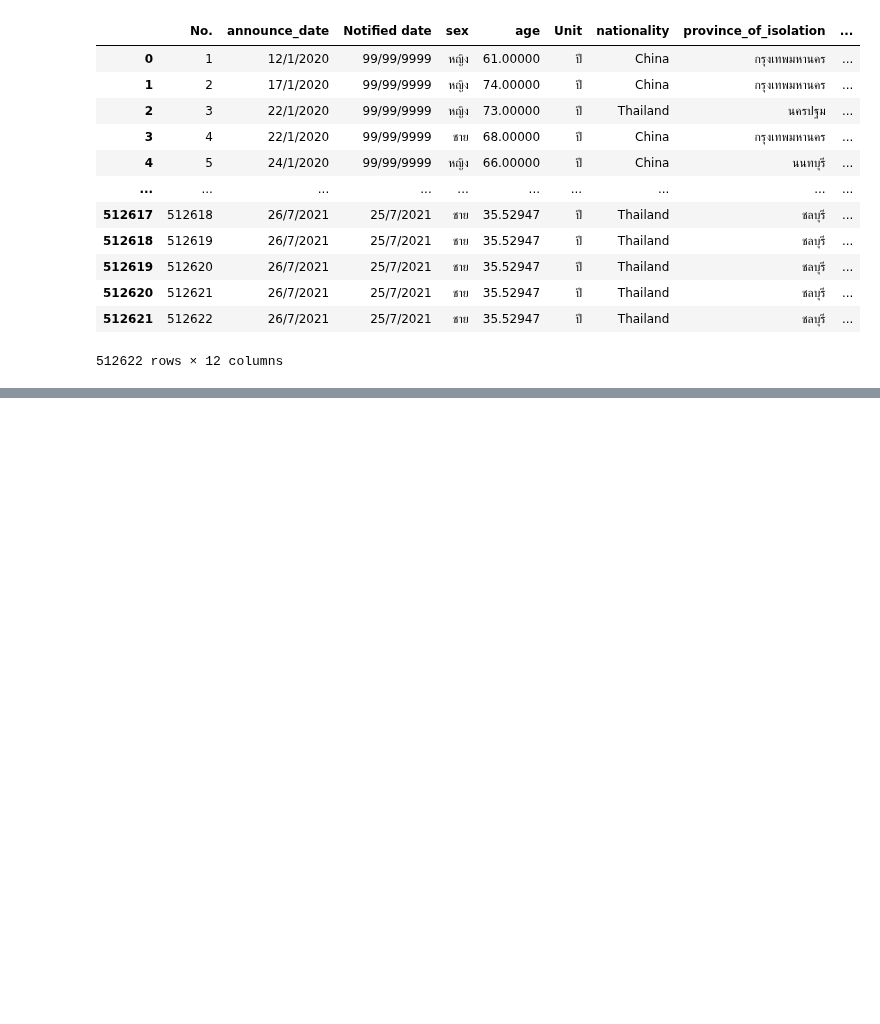
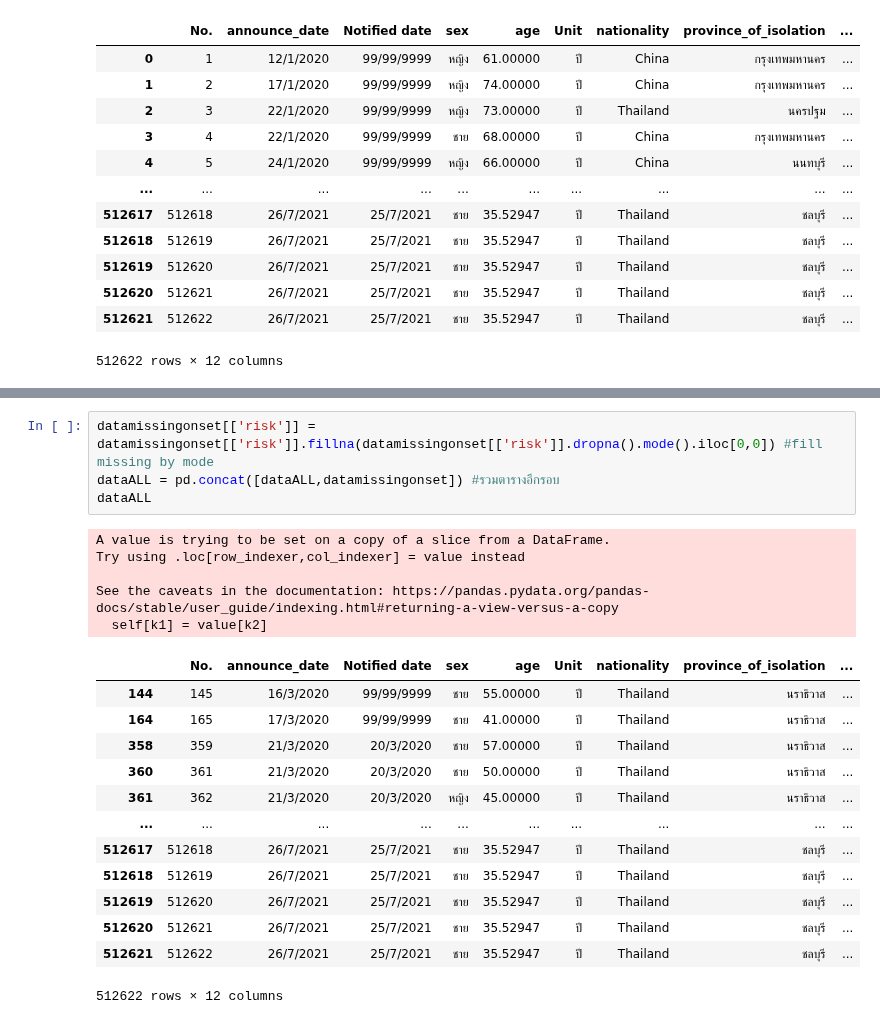
Before and after one commit to Peckkie/DPDM2021, a Jupyter notebook: Data_preprocessing_(Chapter_3).ipynb, the cells around one changed output, grey strips where cells are left out. Cells and saved outputs as stored; diff of their text form; blank space fills up the shorter version.

```diff
--- a/Data_preprocessing_(Chapter_3).ipynb
+++ b/Data_preprocessing_(Chapter_3).ipynb
@@ -650,0 +1061,23 @@ data_covid_cases
+# %%
+datamissingonset[['risk']] = datamissingonset[['risk']].fillna(datamissingonset[['risk']].dropna().mode().iloc[0,0]) #fill missing by mode
+dataALL = pd.concat([dataALL,datamissingonset]) #รวมตารางอีกรอบ
+dataALL
+# %% [output]
+A value is trying to be set on a copy of a slice from a DataFrame.
+Try using .loc[row_indexer,col_indexer] = value instead
+
+See the caveats in the documentation: https://pandas.pydata.org/pandas-docs/stable/user_guide/indexing.html#returning-a-view-versus-a-copy
+  self[k1] = value[k2]
+|  | No. | announce_date | Notified date | sex | age | Unit | nationality | province_of_isolation | ... |
+| 144 | 145 | 16/3/2020 | 99/99/9999 | ชาย | 55.00000 | ปี | Thailand | นราธิวาส | ... |
+| 164 | 165 | 17/3/2020 | 99/99/9999 | ชาย | 41.00000 | ปี | Thailand | นราธิวาส | ... |
+| 358 | 359 | 21/3/2020 | 20/3/2020 | ชาย | 57.00000 | ปี | Thailand | นราธิวาส | ... |
+| 360 | 361 | 21/3/2020 | 20/3/2020 | ชาย | 50.00000 | ปี | Thailand | นราธิวาส | ... |
+| 361 | 362 | 21/3/2020 | 20/3/2020 | หญิง | 45.00000 | ปี | Thailand | นราธิวาส | ... |
+| ... | ... | ... | ... | ... | ... | ... | ... | ... | ... |
+| 512617 | 512618 | 26/7/2021 | 25/7/2021 | ชาย | 35.52947 | ปี | Thailand | ชลบุรี | ... |
+| 512618 | 512619 | 26/7/2021 | 25/7/2021 | ชาย | 35.52947 | ปี | Thailand | ชลบุรี | ... |
+| 512619 | 512620 | 26/7/2021 | 25/7/2021 | ชาย | 35.52947 | ปี | Thailand | ชลบุรี | ... |
+| 512620 | 512621 | 26/7/2021 | 25/7/2021 | ชาย | 35.52947 | ปี | Thailand | ชลบุรี | ... |
+| 512621 | 512622 | 26/7/2021 | 25/7/2021 | ชาย | 35.52947 | ปี | Thailand | ชลบุรี | ... |
+512622 rows × 12 columns
```
Also changed, not shown: parts of 42 cells of this notebook.
